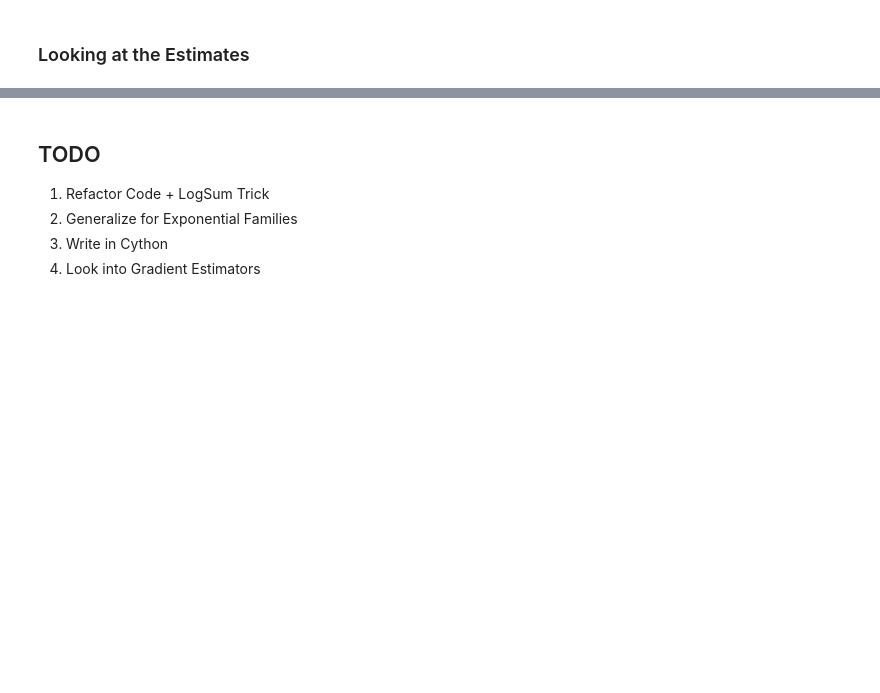
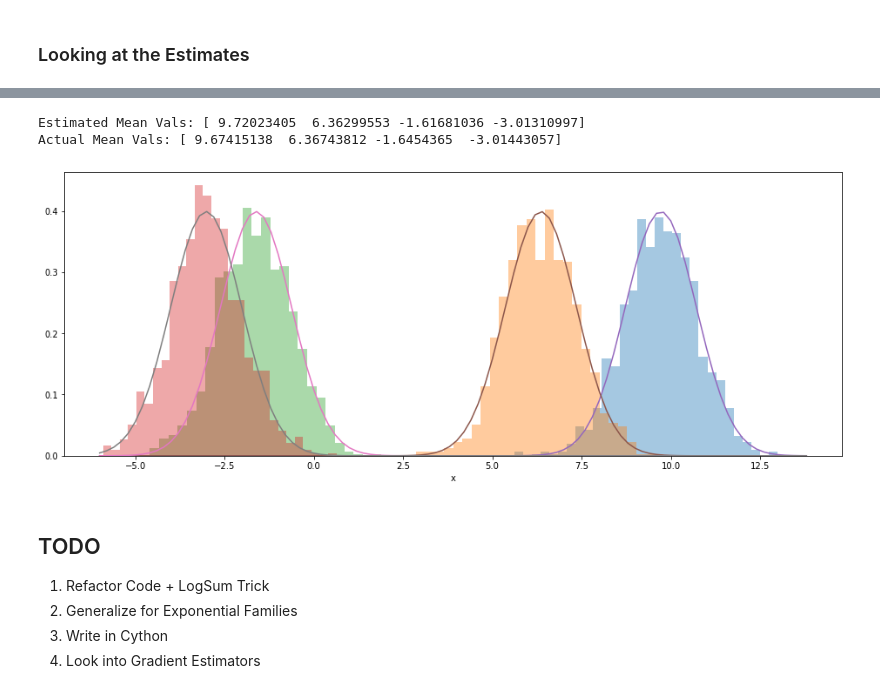
Before and after one commit to gebauerm/variational_inference, a Jupyter notebook: scripts/ML_Community/Variational_Inference_Presentation.ipynb, the cells around one changed output, grey strips where cells are left out. Drawn from its saved outputs; the diff is of its cells as text; code cells hidden in the pictures; blank space fills up the shorter version.

```diff
--- a/scripts/ML_Community/Variational_Inference_Presentation.ipynb
+++ b/scripts/ML_Community/Variational_Inference_Presentation.ipynb
@@ -355,3 +357,31 @@ Actual Mean Vals: [ 9.67415138  6.36743812 -1.6454365  -3.01443057]
+# %%
+import matplotlib.pyplot as plt
+import seaborn as sns
+
+
+plot_dict = {"x" : x,
+             "distribution": distribution_labels
+             }
+plot_df = pd.DataFrame.from_dict(plot_dict)
+val_range = np.arange(int(round(plot_df["x"].min())), int(round(plot_df["x"].max()+1)), 0.2)
+
+plt.figure(figsize=(16, 6))
+sns.distplot(plot_df.loc[plot_df["distribution"] == "dist_0", "x"], kde=False, norm_hist=True)
+sns.distplot(plot_df.loc[plot_df["distribution"] == "dist_1", "x"], kde=False, norm_hist=True)
+sns.distplot(plot_df.loc[plot_df["distribution"] == "dist_2", "x"], kde=False, norm_hist=True)
+sns.distplot(plot_df.loc[plot_df["distribution"] == "dist_3", "x"], kde=False, norm_hist=True)
+
+sns.lineplot(x=val_range, y = stats.norm(loc=m_q[0], scale=1).pdf(val_range))
+sns.lineplot(x=val_range, y = stats.norm(loc=m_q[1], scale=1).pdf(val_range))
+sns.lineplot(x=val_range, y = stats.norm(loc=m_q[2], scale=1).pdf(val_range))
+sns.lineplot(x=val_range, y = stats.norm(loc=m_q[3], scale=1).pdf(val_range))
+
+print(f"Estimated Mean Vals: {m_q}")
+print(f"Actual Mean Vals: {mu}")
+# %% [output]
+Estimated Mean Vals: [ 9.72023405  6.36299553 -1.61681036 -3.01310997]
+Actual Mean Vals: [ 9.67415138  6.36743812 -1.6454365  -3.01443057]
+[figure, added]
 # %% [markdown]
 ## TODO
 
```
Also changed, not shown: parts of 6 cells of this notebook, 4 other files.
